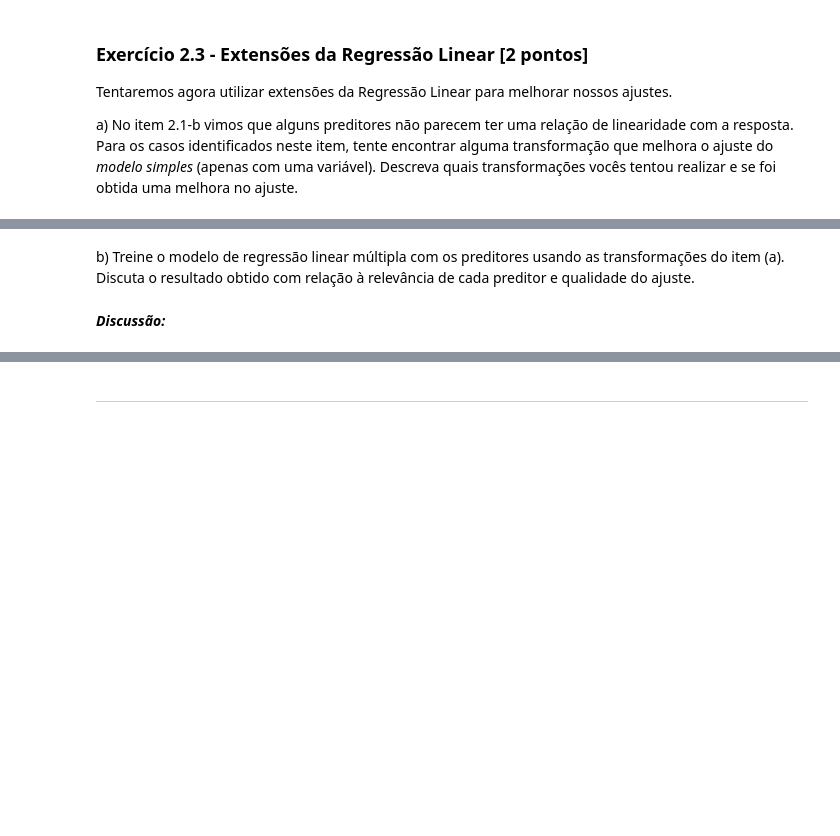
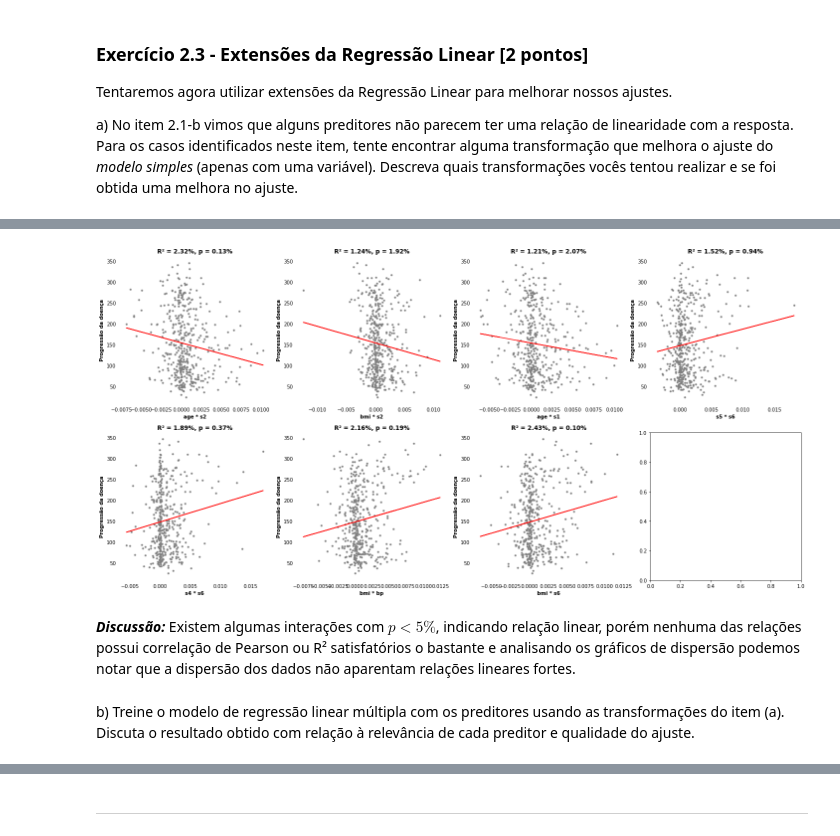
Before and after one commit to eshiraishi/aprendizado-de-maquina, a Jupyter notebook: semana-2/Atividade_2_Regressão_Linear.ipynb, the cells around one changed output, grey strips where cells are left out. Cells and saved outputs as stored; diff of their text form; code cells hidden in the pictures; blank space fills up the shorter version.

```diff
--- a/semana-2/Atividade_2_Regressão_Linear.ipynb
+++ b/semana-2/Atividade_2_Regressão_Linear.ipynb
@@ -186,0 +488,13 @@ a) No item 2.1-b vimos que alguns preditores não parecem ter uma relação de l
+# %%
+models = []
+high_corr = list(corrs.index)
+print("preditor\t\t|\tR²\t\t|\tValor p")
+for column in high_corr:
+    X = sm.add_constant(interactions[column])
+    OLS = sm.OLS(y, X)
+    model = OLS.fit()
+    # preditores com p < 5% serao desconsiderados
+    if column in high_corr and model.pvalues[column] >= 0.05:
+        high_corr.remove(column)
+    print(f'{column}\t\t|\t{model.rsquared:.2%}\t|\t{model.pvalues[column]:.2%}')
+    models.append(model)
@@ -187,2 +510,21 @@ a) No item 2.1-b vimos que alguns preditores não parecem ter uma relação de l
+# %%
+axes = plt.figure(figsize=(20, 10), tight_layout=1).subplots(2, 4)
+
+for column, model, axis in zip(high_corr, models, axes.flat):
+    axis.scatter(interactions[column], y, color='grey', marker='.')
+
+    X = sm.add_constant(interactions[column])
+    line = model.predict(X)
+    axis.plot(interactions[column], line, color='red')
+
+    title = f'R² = {model.rsquared:.2%}, p = {model.pvalues[column]:.2%}'
+    xlabel = column
+    ylabel = 'Progressão da doença'
+
+    theme_plot(axis, xlabel, ylabel, title)
+# %% [output]
+[figure, added]
+# %% [markdown]
+***Discussão:*** Existem algumas interações com $p < 5\%$, indicando relação linear, porém nenhuma das relações possui correlação de Pearson ou R² satisfatórios o bastante e analisando os gráficos de dispersão podemos notar que a dispersão dos dados não aparentam relações lineares fortes.
 # %% [markdown]
 b) Treine o modelo de regressão linear múltipla com os preditores usando as transformações do item (a). Discuta o resultado obtido com relação à relevância de cada preditor e qualidade do ajuste.
@@ -191,2 +530,0 @@ b) Treine o modelo de regressão linear múltipla com os preditores usando as tr
-# %% [markdown]
-***Discussão:***
```
Also changed, not shown: parts of 69 cells of this notebook, 3 other files.
